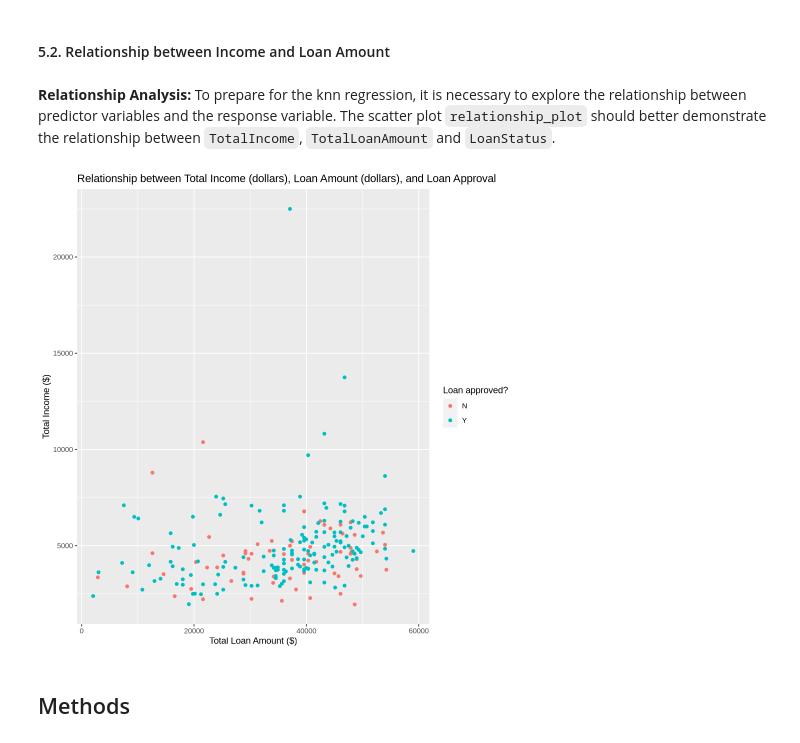
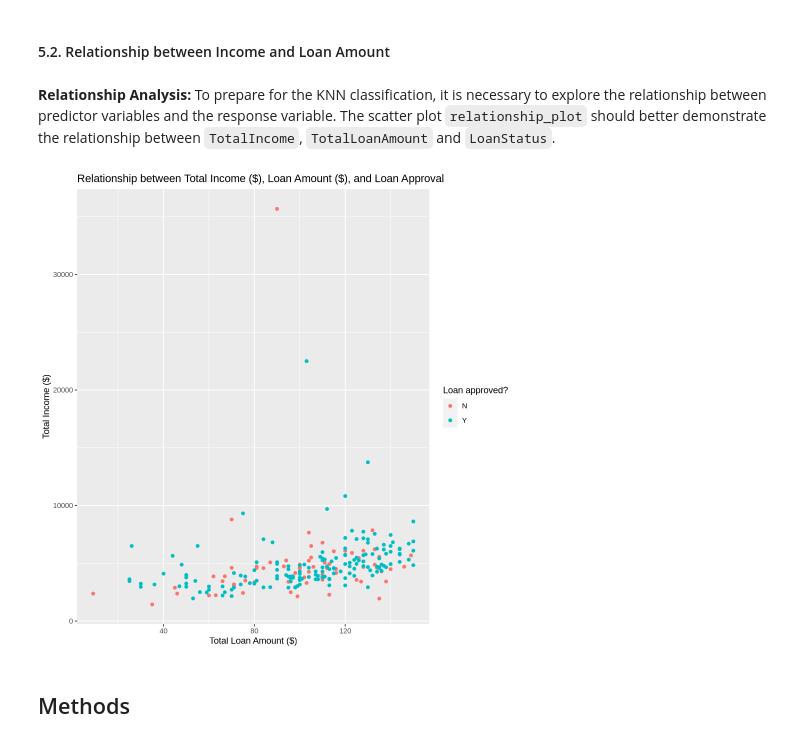
Before and after one commit to mariscovino/DSCI-100-group-project, a Jupyter notebook: project_proposal.ipynb, the cells around one changed output. Cells and saved outputs as stored; diff of their text form; code cells hidden in the pictures.

```diff
--- a/project_proposal.ipynb
+++ b/project_proposal.ipynb
@@ -67,13 +66,12 @@ loan_data <- read_csv("https://raw.githubusercontent.com/maricardosoo/DSCI-100-g
 
 loan_data <- loan_data |>
     mutate(Loan_Status = as_factor(Loan_Status)) |>
-    mutate(TotalLoanAmount = LoanAmount * Loan_Amount_Term) |>
     mutate(TotalIncome = ApplicantIncome + CoapplicantIncome) |>
     drop_na() |>
     select(-Loan_ID, -Gender, -Married, -Property_Area)
 
 # Standardising column names
-colnames(loan_data) <- c("Dependents", "Education", "SelfEmployed", "ApplicantIncome", "CoapplicantIncome", "LoanAmount", "LoanTerm", "CreditHistory", "LoanStatus", "TotalLoanAmount", "TotalIncome")
+colnames(loan_data) <- c("Dependents", "Education", "SelfEmployed", "ApplicantIncome", "CoapplicantIncome", "LoanAmount", "LoanTerm", "CreditHistory", "LoanStatus", "TotalIncome")
 
 head(loan_data)
 # %% [output]
@@ -188,15 +178,15 @@ loan_combined_plot
 # %% [markdown]
 #### 5.2. Relationship between Income and Loan Amount
 # %% [markdown]
-**Relationship Analysis:** To prepare for the knn regression, it is necessary to explore the relationship between predictor variables and the response variable. The scatter plot `relationship_plot` should better demonstrate the relationship between `TotalIncome`, `TotalLoanAmount` and `LoanStatus`.
+**Relationship Analysis:** To prepare for the KNN classification, it is necessary to explore the relationship between predictor variables and the response variable. The scatter plot `relationship_plot` should better demonstrate the relationship between `TotalIncome`, `TotalLoanAmount` and `LoanStatus`.
 # %%
 relationship_plot <- loan_train |>
-    ggplot(aes(x=TotalLoanAmount, y=TotalIncome, color=LoanStatus)) +
+    ggplot(aes(x=LoanAmount, y=TotalIncome, color=LoanStatus)) +
     geom_point() +
-    labs(title = "Relationship between Total Income (dollars), Loan Amount (dollars), and Loan Approval", x="Total Loan Amount ($)", y="Total Income ($)", color="Loan approved?")
+    labs(title = "Relationship between Total Income ($), Loan Amount ($), and Loan Approval", x="Total Loan Amount ($)", y="Total Income ($)", color="Loan approved?")
 relationship_plot
 # %% [output]
-[figure, old version]
+[figure, new version]
 # %% [markdown]
 ## Methods
 # %% [markdown]
```
Also changed, not shown: parts of 9 cells of this notebook.
